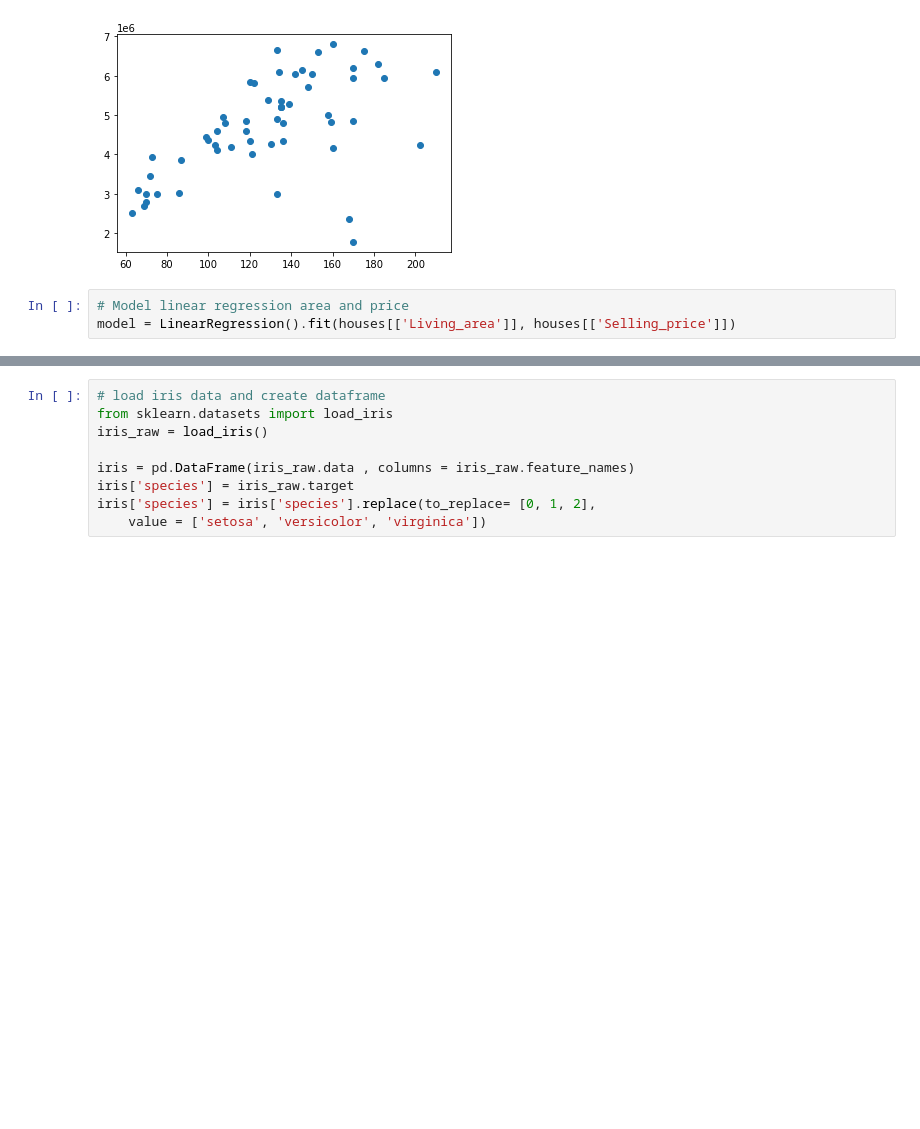
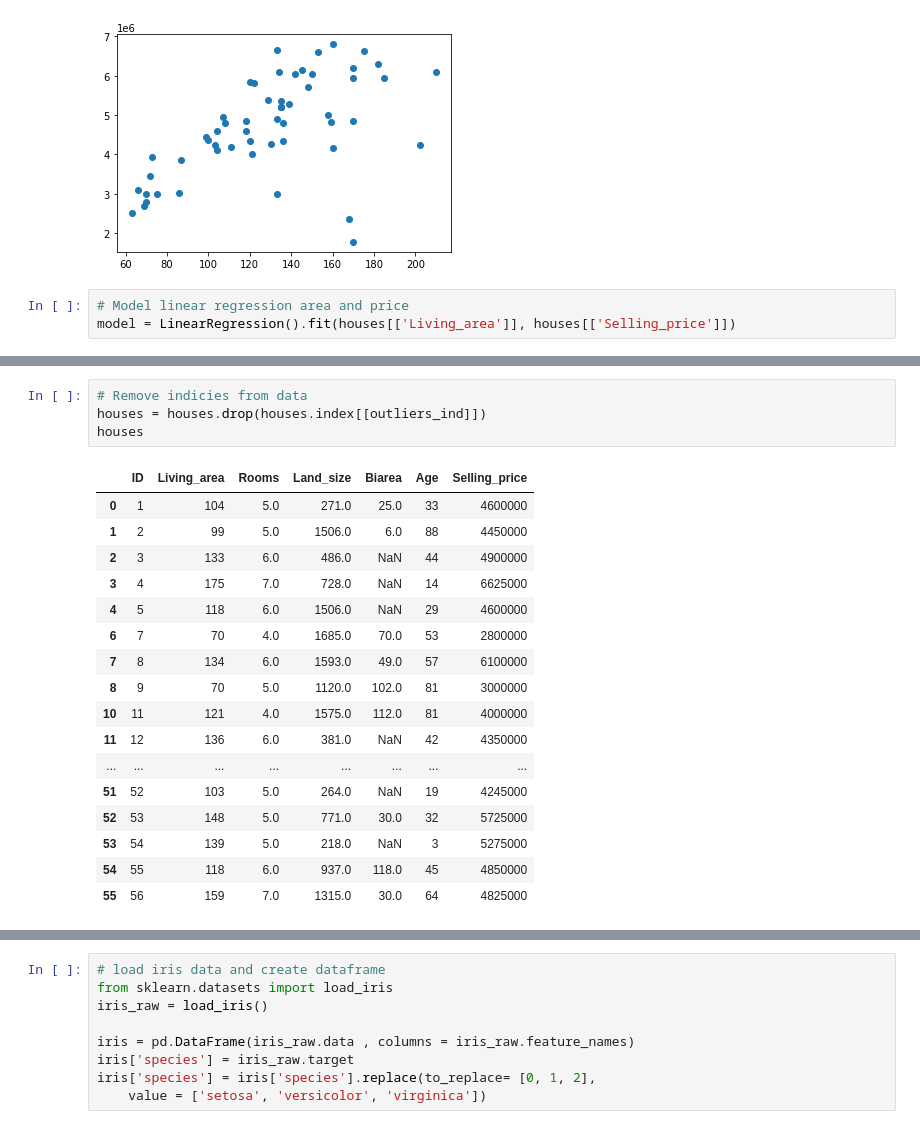
Before and after one commit to Jessica-Gilmsjoe/DIT406, a Jupyter notebook: assignment2-new.ipynb, the cells around one changed output, grey strips where cells are left out. Saved outputs shown, nothing was run; the diff lists cells and outputs as text; blank space fills up the shorter version.

```diff
--- a/assignment2-new.ipynb
+++ b/assignment2-new.ipynb
@@ -48,0 +70,22 @@ plt.show()
+# %%
+# Remove indicies from data
+houses = houses.drop(houses.index[[outliers_ind]])
+houses
+# %% [output]
+|  | ID | Living_area | Rooms | Land_size | Biarea | Age | Selling_price |
+| 0 | 1 | 104 | 5.0 | 271.0 | 25.0 | 33 | 4600000 |
+| 1 | 2 | 99 | 5.0 | 1506.0 | 6.0 | 88 | 4450000 |
+| 2 | 3 | 133 | 6.0 | 486.0 | NaN | 44 | 4900000 |
+| 3 | 4 | 175 | 7.0 | 728.0 | NaN | 14 | 6625000 |
+| 4 | 5 | 118 | 6.0 | 1506.0 | NaN | 29 | 4600000 |
+| 6 | 7 | 70 | 4.0 | 1685.0 | 70.0 | 53 | 2800000 |
+| 7 | 8 | 134 | 6.0 | 1593.0 | 49.0 | 57 | 6100000 |
+| 8 | 9 | 70 | 5.0 | 1120.0 | 102.0 | 81 | 3000000 |
+| 10 | 11 | 121 | 4.0 | 1575.0 | 112.0 | 81 | 4000000 |
+| 11 | 12 | 136 | 6.0 | 381.0 | NaN | 42 | 4350000 |
+| ... | ... | ... | ... | ... | ... | ... | ... |
+| 51 | 52 | 103 | 5.0 | 264.0 | NaN | 19 | 4245000 |
+| 52 | 53 | 148 | 5.0 | 771.0 | 30.0 | 32 | 5725000 |
+| 53 | 54 | 139 | 5.0 | 218.0 | NaN | 3 | 5275000 |
+| 54 | 55 | 118 | 6.0 | 937.0 | 118.0 | 45 | 4850000 |
+| 55 | 56 | 159 | 7.0 | 1315.0 | 30.0 | 64 | 4825000 |
```
Also changed, not shown: parts of 11 cells of this notebook.
